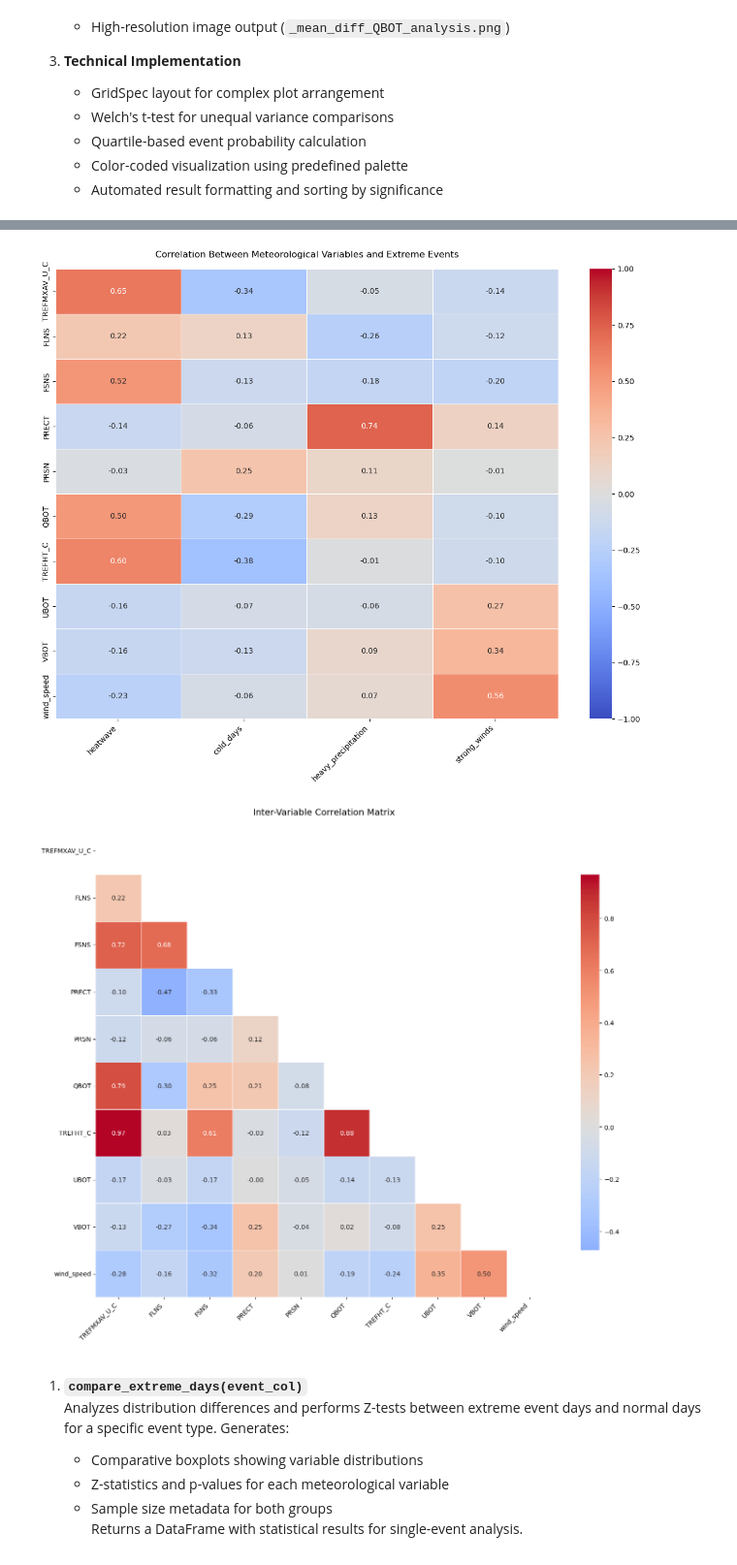
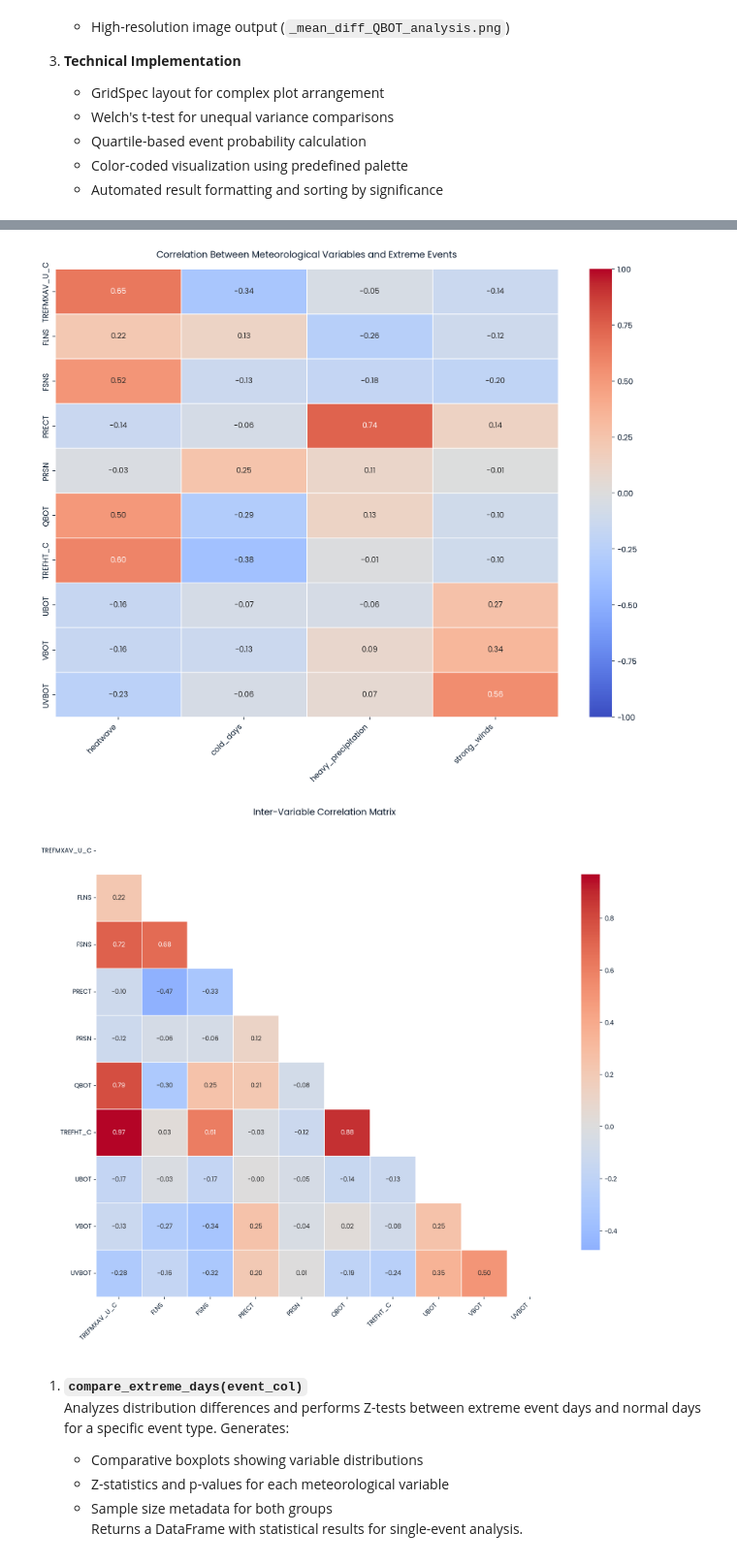
Before and after one commit to esteban-russi/Earth-Env-DS-MSc-Course, a Jupyter notebook: EnvCode_final.ipynb, the cells around one changed output, grey strips where cells are left out. Shown at 97% size. Drawn from its saved outputs; the diff is of its cells as text; code cells hidden in the pictures.

```diff
--- a/EnvCode_final.ipynb
+++ b/EnvCode_final.ipynb
@@ -424,11 +394,2 @@ import matplotlib.gridspec as gridspec
 # %%
-# Data Loading and Preprocessing
-df = pd.read_csv('project_1_with_extreme1.1.csv', parse_dates=['time'])
 df.set_index('time', inplace=True)
-# %%
-wind_u_col = "UBOT"  # Zonal wind component
-wind_v_col = "VBOT"  # Meridional wind component
-
-df["wind_speed"] = np.sqrt(df[wind_u_col]**2 + df[wind_v_col]**2)
-
-df.info()
@@ -627,7 +574,7 @@ SyntaxError: invalid syntax (986711669.py, line 1)
 # %%
 # Correlation Analysis
 numeric_cols = ['TREFMXAV_U_C', 'FLNS', 'FSNS', 'PRECT', 'PRSN', 'QBOT',
-               'TREFHT_C', 'UBOT', 'VBOT', 'wind_speed']
+               'TREFHT_C', 'UBOT', 'VBOT', 'UVBOT']
 events = ['heatwave', 'cold_days', 'heavy_precipitation', 'strong_winds']
 
 # plot 1: Variables vs Events Correlation
@@ -655,35 +602,35 @@ corr_matrix = df[numeric_cols].corr()
 mask = np.triu(np.ones_like(corr_matrix, dtype=bool))  # Upper triangle mask
 
 heatmap = sns.heatmap(
     corr_matrix,
     mask=mask,
     annot=True,
     cmap='coolwarm',
     center=0,
     fmt=".2f",
     linewidths=0.5,
     cbar_kws={'shrink': 0.8}
 )
 
 heatmap.set_xticklabels(
     heatmap.get_xticklabels(),
     rotation=45,
     ha='right',
     fontsize=10
 )
 heatmap.set_yticklabels(
     heatmap.get_yticklabels(),
     rotation=0,
     fontsize=10
 )
 
 plt.title('Inter-Variable Correlation Matrix', fontsize=14, pad=20)
 plt.tight_layout()
 plt.savefig('variable_correlation_matrix.png', dpi=300, bbox_inches='tight')
 plt.show()
 # %% [output]
-[figure, old version]
+[figure, new version]
-[figure, old version]
+[figure, new version]
 # %% [markdown]
 1. **`compare_extreme_days(event_col)`**
    Analyzes distribution differences and performs Z-tests between extreme event days and normal days for a specific event type. Generates:
```
Also changed, not shown: parts of 41 cells of this notebook.
